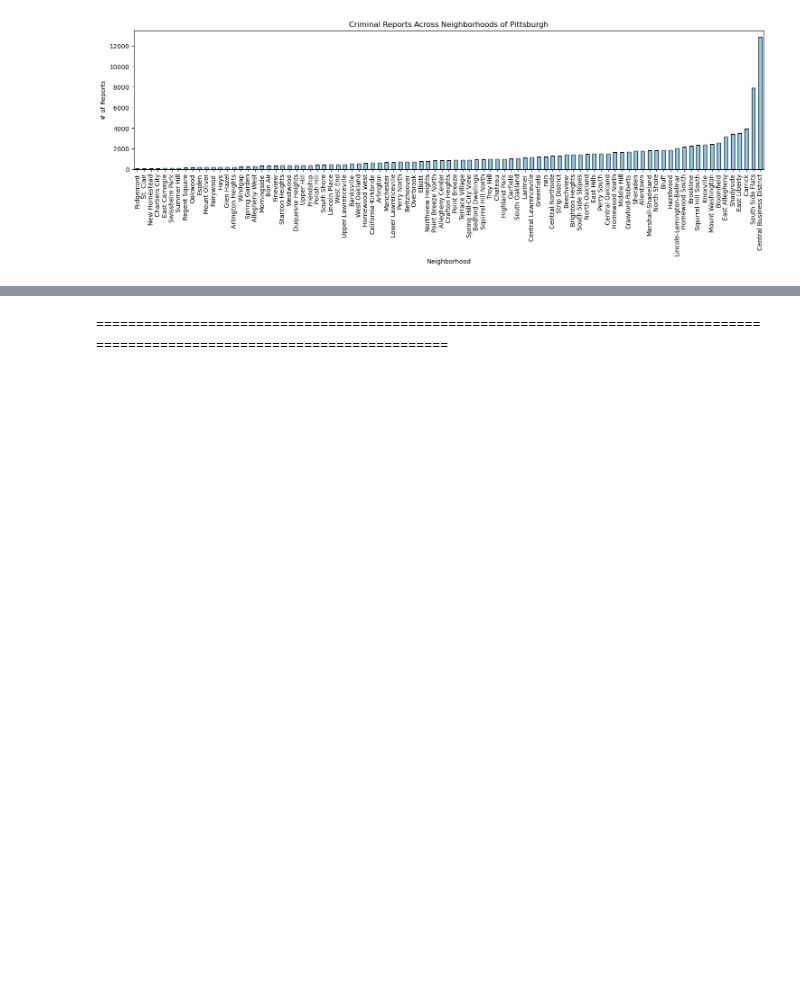
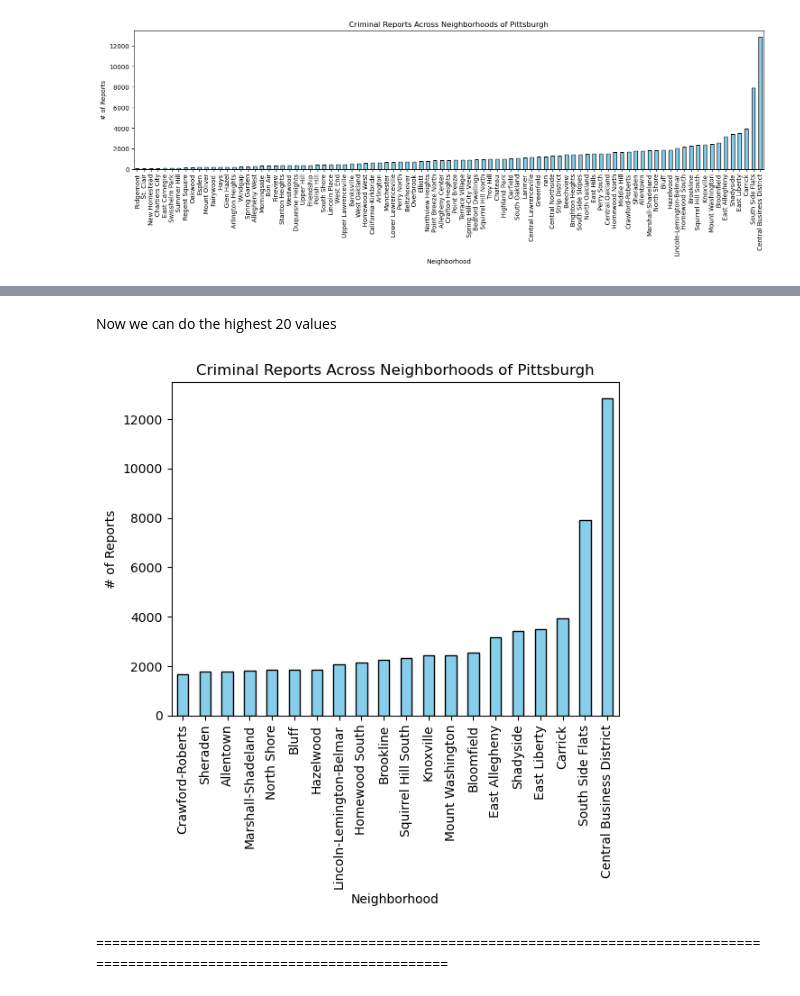
Before and after one commit to Sleepblox/CMPINF-0010-Final-Project, a Jupyter notebook: ivory/criminalActivity.ipynb, the cells around one changed output, grey strips where cells are left out. Cells and saved outputs as stored; diff of their text form; code cells hidden in the pictures; blank space fills up the shorter version.

```diff
--- a/ivory/criminalActivity.ipynb
+++ b/ivory/criminalActivity.ipynb
@@ -94,3 +105,14 @@ plt.show()
+# %% [markdown]
+Now we can do the highest 20 values
+# %%
+small_sorted_series2 = sorted_series.tail(20)
+small_sorted_series2.plot(kind='bar', color='skyblue', edgecolor='black')
+plt.title("Criminal Reports Across Neighborhoods of Pittsburgh")
+plt.xlabel('Neighborhood')
+plt.ylabel("# of Reports")
+plt.show()                                                                      ### Highest 20 graph
+# %% [output]
+[figure, added]
 # %% [markdown]
 ===============================================================================================================================
 # %% [markdown]
```
Also changed, not shown: parts of 11 cells of this notebook, 2 other files.
